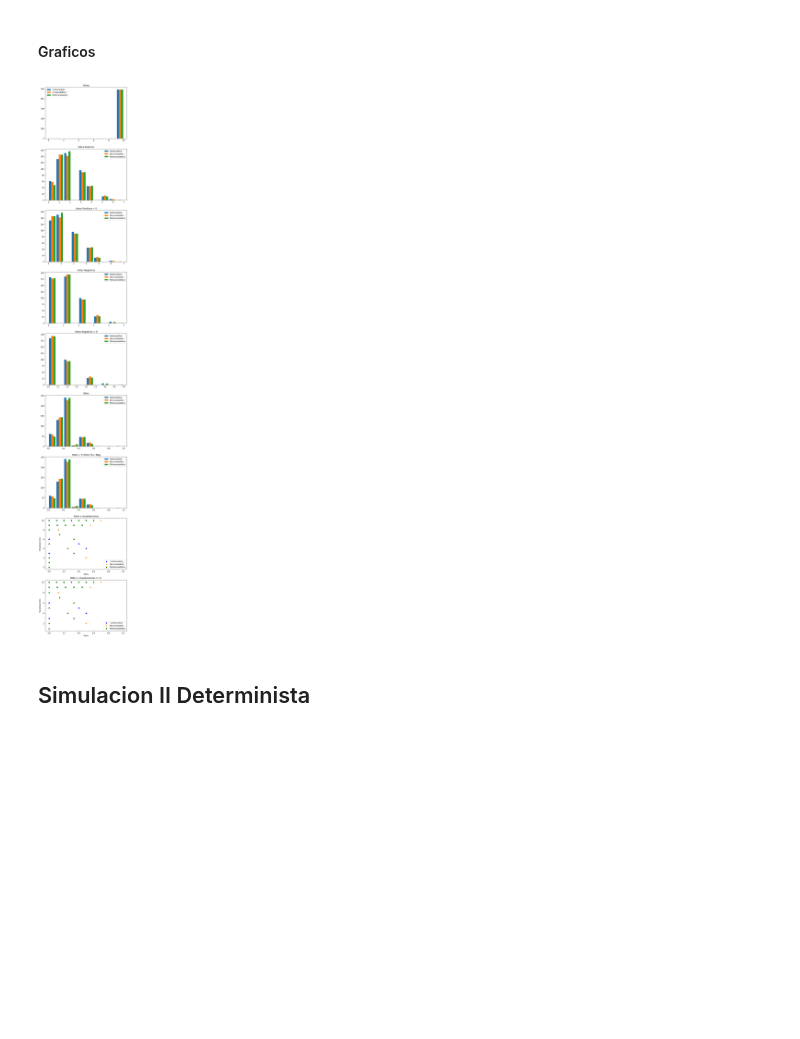
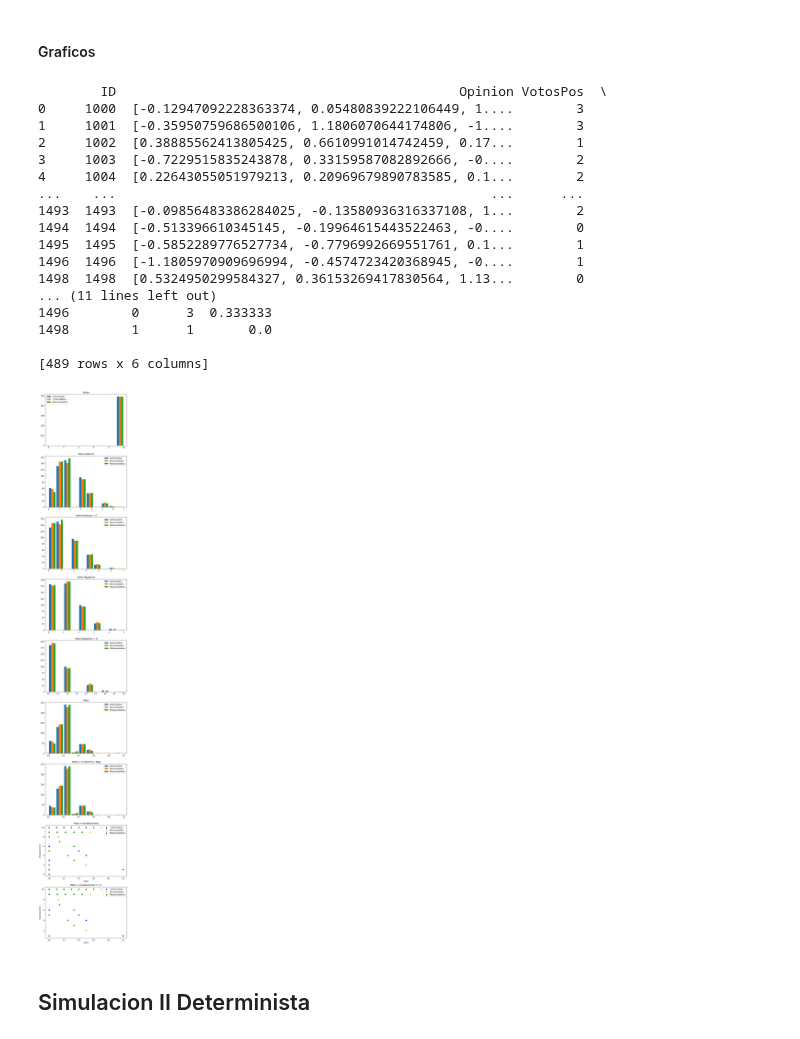
Before and after one commit to MariannoSalgado/Simulacion-RS, a Jupyter notebook: Modelado de opiniones y su impacto en la generación de consensos y disensos en una plataforma de CrowdSourcing.ipynb, the cells around one changed output. Cells and saved outputs as stored; diff of their text form; code cells hidden in the pictures; blank space fills up the shorter version.

```diff
--- a/Modelado de opiniones y su impacto en la generación de consensos y disensos en una plataforma de CrowdSourcing.ipynb
+++ b/Modelado de opiniones y su impacto en la generación de consensos y disensos en una plataforma de CrowdSourcing.ipynb
@@ -550,8 +550,6 @@ for i in Muestra_Simulacion:
 # %% [markdown]
 #### Graficos
 # %%
-LEN = 8
-
 # A1. Distribuciòn de cantidad de visualizaciones
 fig, ax = plt.subplots(9, 1, figsize=(8,55))
 
@@ -598,59 +596,64 @@ ax[5].hist([UniformeNulo.Ratio,UnivariadaNulo.Ratio,MultivariadaNulo.Ratio],
          label=['UniformeNulo', 'UnivariadaNulo', 'MultivariadaNulo'],rwidth=0.85)
 ax[5].legend(loc='best')
 ax[5].title.set_text ("Ratio")
 
 # D2. Distribución de rates para ideas que tengan al menos 1 votos pos o neg
+FiltradaUniforme = pd.DataFrame(columns=['ID', 'Opinion', 'VotosPos', 'VotosNeg', 'Vistas', 'Ratio'])
+FiltradaUnivariada = pd.DataFrame(columns=['ID', 'Opinion', 'VotosPos', 'VotosNeg', 'Vistas', 'Ratio'])
+FiltradaMultivariada = pd.DataFrame(columns=['ID', 'Opinion', 'VotosPos', 'VotosNeg', 'Vistas', 'Ratio'])
 for i in UniformeNulo.index:
-    FiltradaUniforme = UniformeNulo.copy ()
-    if FiltradaUniforme.at [i, 'VotosPos'] > 0 or FiltradaUniforme.at [i, 'VotosNeg'] > 0:
-        pass
-    else:
-        FiltradaUniforme.drop (i, inplace = True)
-
+    if UniformeNulo.at [i, 'VotosPos'] > 0 or UniformeNulo.at [i, 'VotosNeg'] > 0:
+        FiltradaUniforme.at [i] = UniformeNulo.at [i, 'ID'], UniformeNulo.at [i, 'Opinion'], UniformeNulo.at [i, 'VotosPos'], UniformeNulo.at [i, 'VotosNeg'], UniformeNulo.at [i, 'Vistas'], UniformeNulo.at [i, 'Ratio']
 for i in UnivariadaNulo.index:
-    FiltradaUnivariada = UnivariadaNulo.copy ()
-    if FiltradaUnivariada.at [i, 'VotosPos'] >= 1 or FiltradaUnivariada.at [i, 'VotosNeg'] >= 1:
-        pass
-    else:
-        FiltradaUnivariada.drop (i, inplace = True)
-
+    if UnivariadaNulo.at [i, 'VotosPos'] > 0 or UnivariadaNulo.at [i, 'VotosNeg'] > 0:
+        FiltradaUnivariada.at [i] = UnivariadaNulo.at [i, 'ID'], UnivariadaNulo.at [i, 'Opinion'], UnivariadaNulo.at [i, 'VotosPos'], UnivariadaNulo.at [i, 'VotosNeg'], UnivariadaNulo.at [i, 'Vistas'], UnivariadaNulo.at [i, 'Ratio']
 for i in MultivariadaNulo.index:
-    FiltradaMultivariada = MultivariadaNulo.copy ()
-    if FiltradaMultivariada.at [i, 'VotosPos'] >= 1 or FiltradaMultivariada.at [i, 'VotosNeg'] >= 1:
-        pass
-    else:
-        FiltradaMultivariada.drop (i, inplace = True)
-
+    if MultivariadaNulo.at [i, 'VotosPos'] > 0 or MultivariadaNulo.at [i, 'VotosNeg'] > 0:
+        FiltradaMultivariada.at [i] = MultivariadaNulo.at [i, 'ID'], MultivariadaNulo.at [i, 'Opinion'], MultivariadaNulo.at [i, 'VotosPos'], MultivariadaNulo.at [i, 'VotosNeg'], MultivariadaNulo.at [i, 'Vistas'], MultivariadaNulo.at [i, 'Ratio']
 ax[6].hist([FiltradaUniforme.Ratio,FiltradaUnivariada.Ratio,FiltradaMultivariada.Ratio],
-         label=['UniformeNulo', 'UnivariadaNulo', 'MultivariadaNulo'],rwidth=0.85)
+         label=['UniformeNulo', 'UnivariadaNulo', 'MultivariadaNulo'], rwidth=0.85)
 ax[6].legend(loc='best')
 ax[6].title.set_text ("Ratio > 0 Votos Pos / Neg")
 
+
 # E1. Distribución de rates x visualizaciones
 ax[7].scatter(UniformeNulo.Ratio, UniformeNulo.Vistas, color='blue', label = ' UniformeNulo')
-
 ax[7].scatter(UnivariadaNulo.Ratio, UnivariadaNulo.Vistas, color='orange', label = 'UnivariadaNulo')
-
 ax[7].scatter(MultivariadaNulo.Ratio, MultivariadaNulo.Vistas, color='green', label= 'MultivariadaNulo')
-ax[7].legend(loc = 'lower right')
+ax[7].legend(loc = 'best')
 ax[7].set_xlabel('Ratio')
 ax[7].set_ylabel('Visualizaciones')
 ax[7].title.set_text ('Ratio x visualizaciones')
 
 # E2. Distribución de rates x visualizaciones (restringiendo ideas con al menos 1 voto pos o neg)
 ax[8].scatter(FiltradaUniforme.Ratio, FiltradaUniforme.Vistas, color='blue', label = ' UniformeNulo')
-
 ax[8].scatter(FiltradaUnivariada.Ratio, FiltradaUnivariada.Vistas, color='orange', label = 'UnivariadaNulo')
-
 ax[8].scatter(FiltradaMultivariada.Ratio, FiltradaMultivariada.Vistas, color='green', label= 'MultivariadaNulo')
-ax[8].legend(loc = 'lower right')
+ax[8].legend(loc = 'best')
 ax[8].set_xlabel('Ratio')
 ax[8].set_ylabel('Visualizaciones')
 ax[8].title.set_text ('Ratio x visualizaciones (> 0)')
 
 # plt.savefig('Modelo Nulo [Uniforme, Univariada y Multivariada].png')
 # %% [output]
+        ID                                            Opinion VotosPos  \
+0     1000  [-0.12947092228363374, 0.05480839222106449, 1....        3
+1     1001  [-0.35950759686500106, 1.1806070644174806, -1....        3
+2     1002  [0.38885562413805425, 0.6610991014742459, 0.17...        1
+3     1003  [-0.7229515835243878, 0.33159587082892666, -0....        2
+4     1004  [0.22643055051979213, 0.20969679890783585, 0.1...        2
+...    ...                                                ...      ...
+1493  1493  [-0.09856483386284025, -0.13580936316337108, 1...        2
+1494  1494  [-0.513396610345145, -0.19964615443522463, -0....        0
+1495  1495  [-0.5852289776527734, -0.7796992669551761, 0.1...        1
+1496  1496  [-1.1805970909696994, -0.4574723420368945, -0....        1
+1498  1498  [0.5324950299584327, 0.36153269417830564, 1.13...        0
+... (11 lines left out)
+1496        0      3  0.333333
+1498        1      1       0.0
+
+[489 rows x 6 columns]
-[figure, old version]
+[figure, new version]
 # %% [markdown]
 ## Simulacion II Determinista
 # %% [markdown]
```
Also changed, not shown: parts of 2 cells of this notebook.
